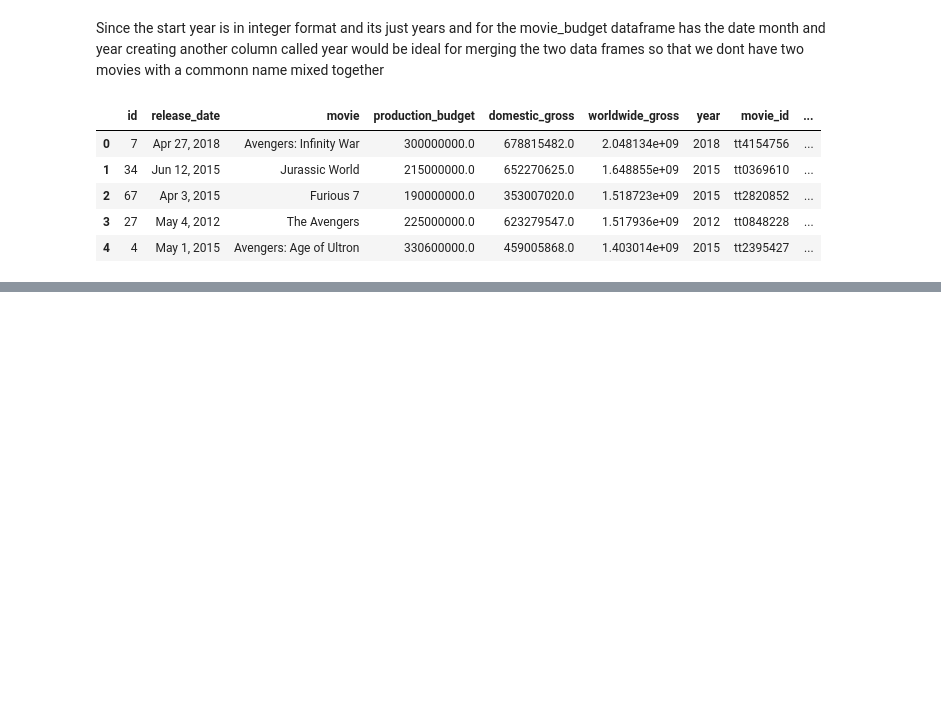
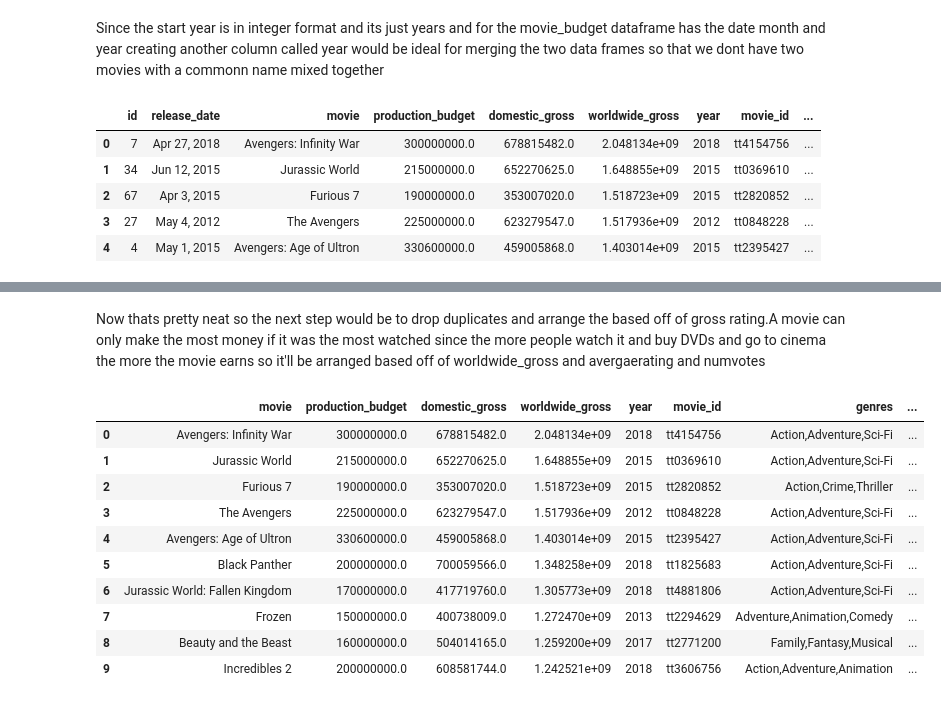
Before and after one commit to GraceRotich/project1-phaseone, a Jupyter notebook: student.ipynb, the cells around one changed output, grey strips where cells are left out. Drawn from its saved outputs; the diff is of its cells as text; code cells hidden in the pictures; blank space fills up the shorter version.

```diff
--- a/student.ipynb
+++ b/student.ipynb
@@ -320,0 +323,3 @@ imdb_budget.head()
+# %%
+imdb_budget = imdb_budget.drop(['original_title','primary_title','start_year','release_date','id','runtime_minutes'], axis=1)
+imdb_budget.head()
@@ -320,0 +333,17 @@ imdb_budget.head()
+# %% [markdown]
+Now thats pretty neat so the next step would be to drop duplicates and arrange the based off of gross rating.A movie can only make the most money if it was the most watched since the more people watch it and buy DVDs and go to cinema the more the movie earns so it'll be arranged based off of worldwide_gross and avergaerating and numvotes
+# %%
+imdb_budget = imdb_budget.sort_values(['worldwide_gross','averagerating','numvotes'], ascending=[False,False,False]).drop_duplicates()
+imdb_budget.head(10)
+# %% [output]
+|  | movie | production_budget | domestic_gross | worldwide_gross | year | movie_id | genres | ... |
+| 0 | Avengers: Infinity War | 300000000.0 | 678815482.0 | 2.048134e+09 | 2018 | tt4154756 | Action,Adventure,Sci-Fi | ... |
+| 1 | Jurassic World | 215000000.0 | 652270625.0 | 1.648855e+09 | 2015 | tt0369610 | Action,Adventure,Sci-Fi | ... |
+| 2 | Furious 7 | 190000000.0 | 353007020.0 | 1.518723e+09 | 2015 | tt2820852 | Action,Crime,Thriller | ... |
+| 3 | The Avengers | 225000000.0 | 623279547.0 | 1.517936e+09 | 2012 | tt0848228 | Action,Adventure,Sci-Fi | ... |
+| 4 | Avengers: Age of Ultron | 330600000.0 | 459005868.0 | 1.403014e+09 | 2015 | tt2395427 | Action,Adventure,Sci-Fi | ... |
+| 5 | Black Panther | 200000000.0 | 700059566.0 | 1.348258e+09 | 2018 | tt1825683 | Action,Adventure,Sci-Fi | ... |
+| 6 | Jurassic World: Fallen Kingdom | 170000000.0 | 417719760.0 | 1.305773e+09 | 2018 | tt4881806 | Action,Adventure,Sci-Fi | ... |
+| 7 | Frozen | 150000000.0 | 400738009.0 | 1.272470e+09 | 2013 | tt2294629 | Adventure,Animation,Comedy | ... |
+| 8 | Beauty and the Beast | 160000000.0 | 504014165.0 | 1.259200e+09 | 2017 | tt2771200 | Family,Fantasy,Musical | ... |
+| 9 | Incredibles 2 | 200000000.0 | 608581744.0 | 1.242521e+09 | 2018 | tt3606756 | Action,Adventure,Animation | ... |
```
Also changed, not shown: parts of 4 cells of this notebook.
